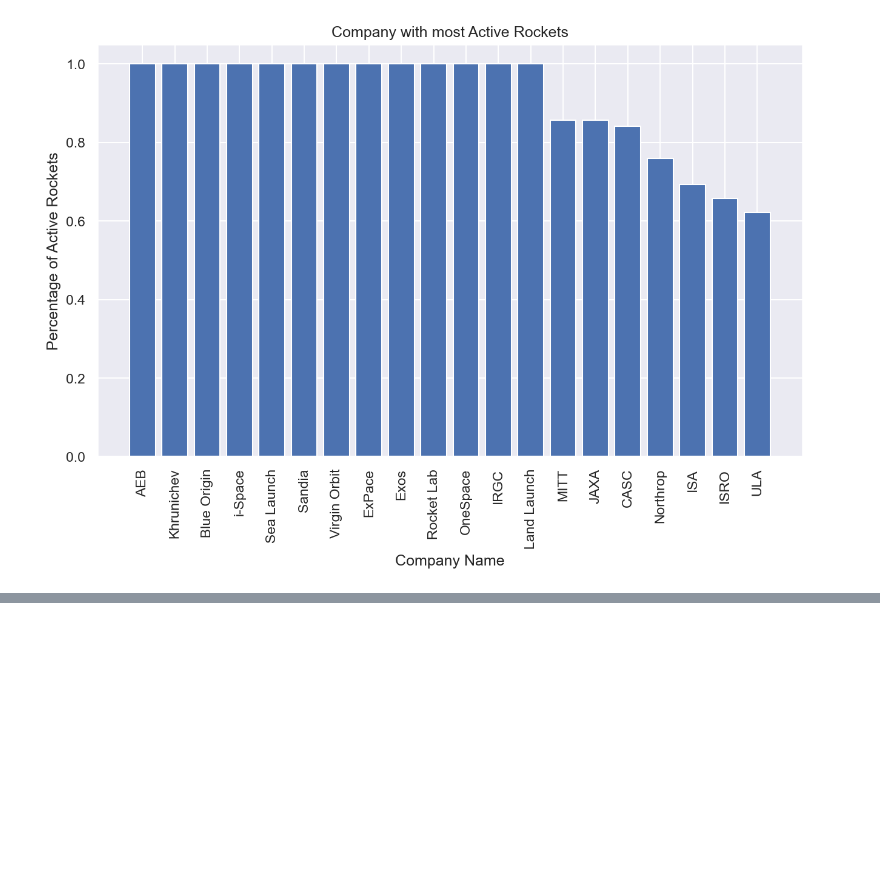
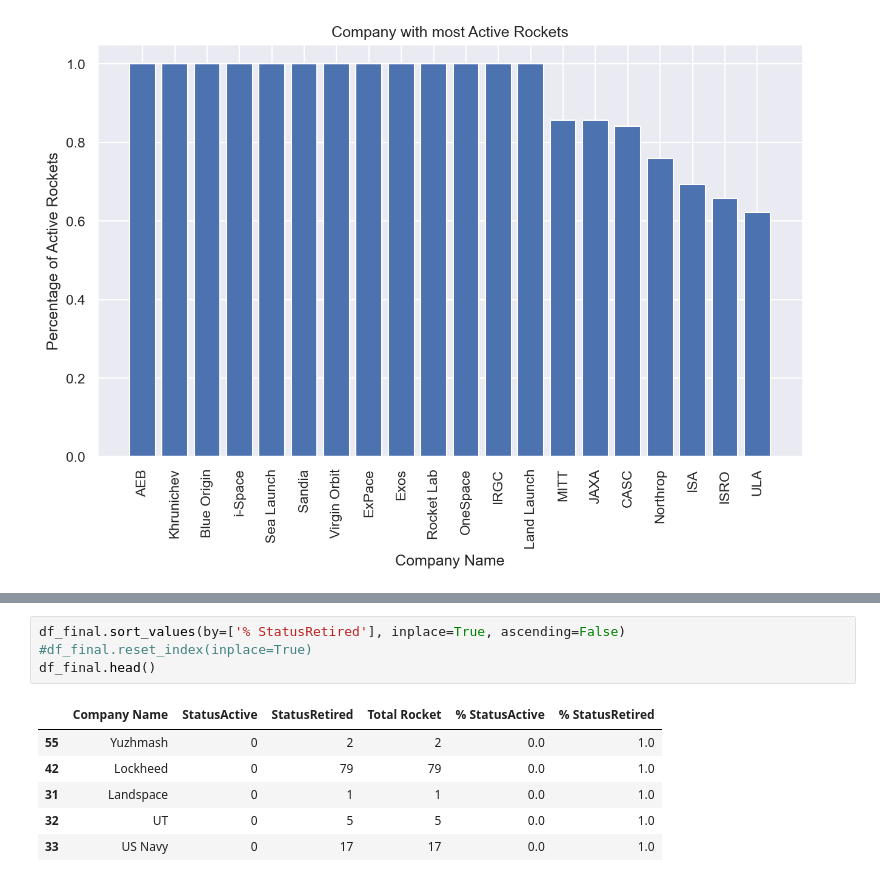
Before and after one commit to DSCKGEC/Space-Missions, a Jupyter notebook: notebooks/space_missions_visualization.ipynb, the cells around one changed output, grey strips where cells are left out. Saved outputs shown, nothing was run; the diff lists cells and outputs as text; blank space fills up the shorter version.

```diff
--- a/notebooks/space_missions_visualization.ipynb
+++ b/notebooks/space_missions_visualization.ipynb
@@ -80,0 +84,11 @@ plt.show()
+# %%
+df_final.sort_values(by=['% StatusRetired'], inplace=True, ascending=False)
+#df_final.reset_index(inplace=True)
+df_final.head()
+# %% [output]
+|  | Company Name | StatusActive | StatusRetired | Total Rocket | % StatusActive | % StatusRetired |
+| 55 | Yuzhmash | 0 | 2 | 2 | 0.0 | 1.0 |
+| 42 | Lockheed | 0 | 79 | 79 | 0.0 | 1.0 |
+| 31 | Landspace | 0 | 1 | 1 | 0.0 | 1.0 |
+| 32 | UT | 0 | 5 | 5 | 0.0 | 1.0 |
+| 33 | US Navy | 0 | 17 | 17 | 0.0 | 1.0 |
```
Also changed, not shown: parts of 2 cells of this notebook.
